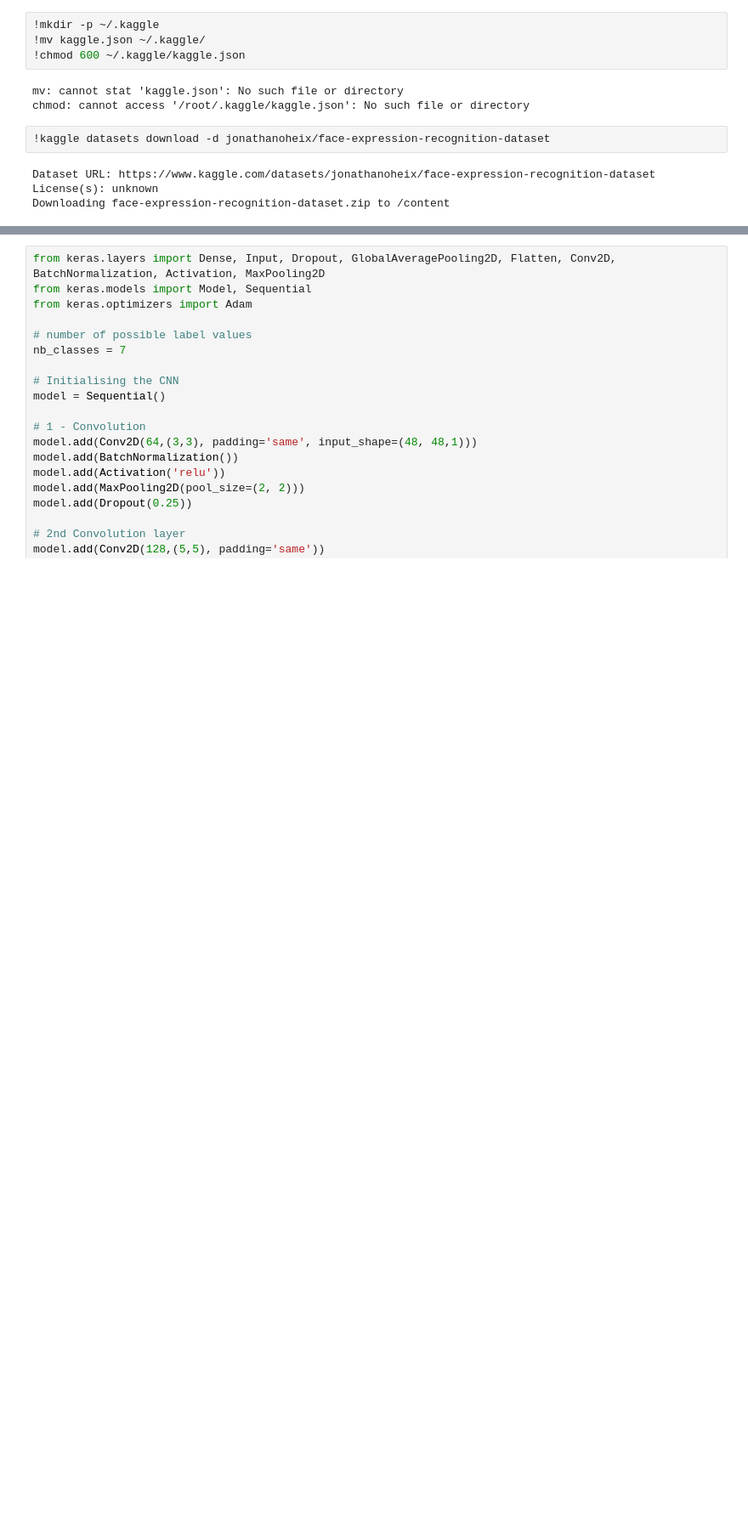
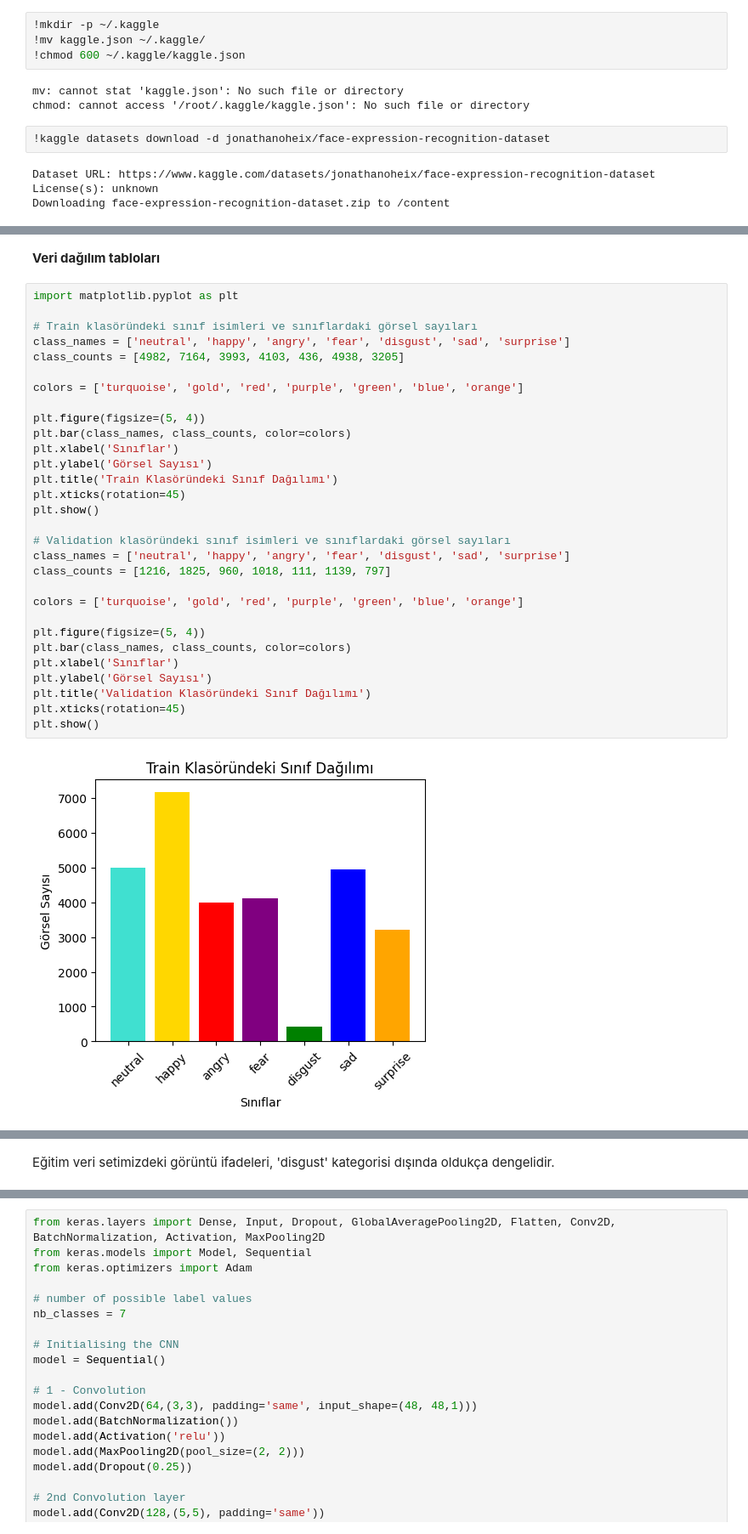
Before and after one commit to SefiyeArican/Face-expression-recognition, a Jupyter notebook: Face_expression_recognition_with_Deep_Learning.ipynb, the cells around one changed output, grey strips where cells are left out. Shown at 85% size. Cells and saved outputs as stored; diff of their text form; blank space fills up the shorter version.

```diff
--- a/Face_expression_recognition_with_Deep_Learning.ipynb
+++ b/Face_expression_recognition_with_Deep_Learning.ipynb
@@ -151,0 +301,34 @@ First let's see how our images look like:
+# %% [markdown]
+**Veri dağılım tabloları**
+# %%
+import matplotlib.pyplot as plt
+
+# Train klasöründeki sınıf isimleri ve sınıflardaki görsel sayıları
+class_names = ['neutral', 'happy', 'angry', 'fear', 'disgust', 'sad', 'surprise']
+class_counts = [4982, 7164, 3993, 4103, 436, 4938, 3205]
+
+colors = ['turquoise', 'gold', 'red', 'purple', 'green', 'blue', 'orange']
+
+plt.figure(figsize=(5, 4))
+plt.bar(class_names, class_counts, color=colors)
+plt.xlabel('Sınıflar')
+plt.ylabel('Görsel Sayısı')
+plt.title('Train Klasöründeki Sınıf Dağılımı')
+plt.xticks(rotation=45)
+plt.show()
+
+# Validation klasöründeki sınıf isimleri ve sınıflardaki görsel sayıları
+class_names = ['neutral', 'happy', 'angry', 'fear', 'disgust', 'sad', 'surprise']
+class_counts = [1216, 1825, 960, 1018, 111, 1139, 797]
+
+colors = ['turquoise', 'gold', 'red', 'purple', 'green', 'blue', 'orange']
+
+plt.figure(figsize=(5, 4))
+plt.bar(class_names, class_counts, color=colors)
+plt.xlabel('Sınıflar')
+plt.ylabel('Görsel Sayısı')
+plt.title('Validation Klasöründeki Sınıf Dağılımı')
+plt.xticks(rotation=45)
+plt.show()
+# %% [output]
+[figure, added]
@@ -151,0 +336,2 @@ First let's see how our images look like:
+# %% [markdown]
+Eğitim veri setimizdeki görüntü ifadeleri, 'disgust' kategorisi dışında oldukça dengelidir.
```
Also changed, not shown: parts of 44 cells of this notebook.
